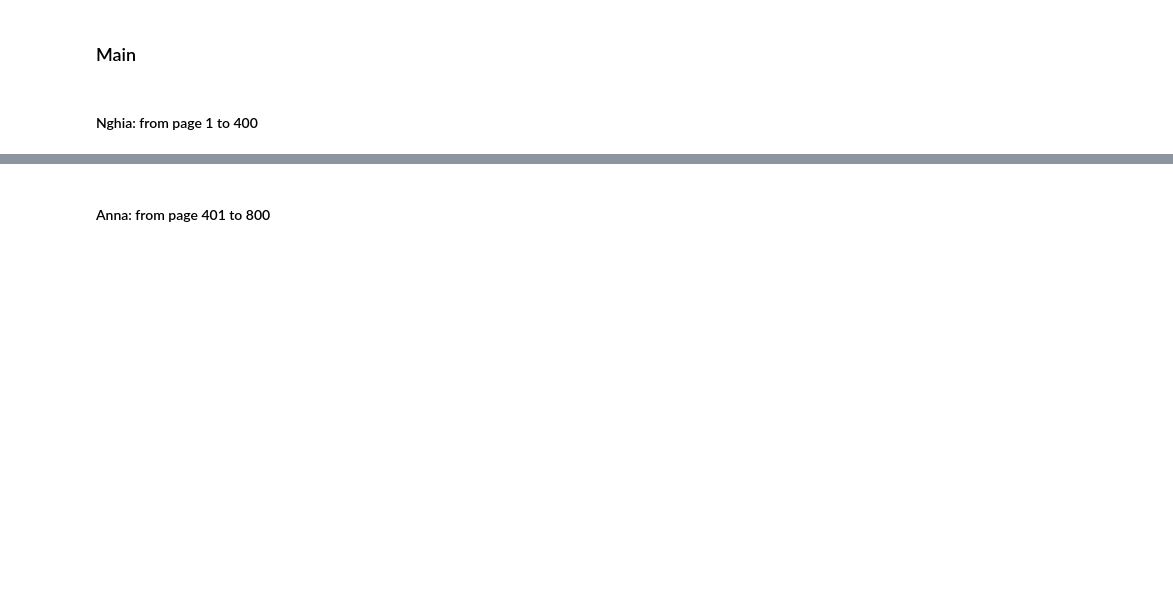
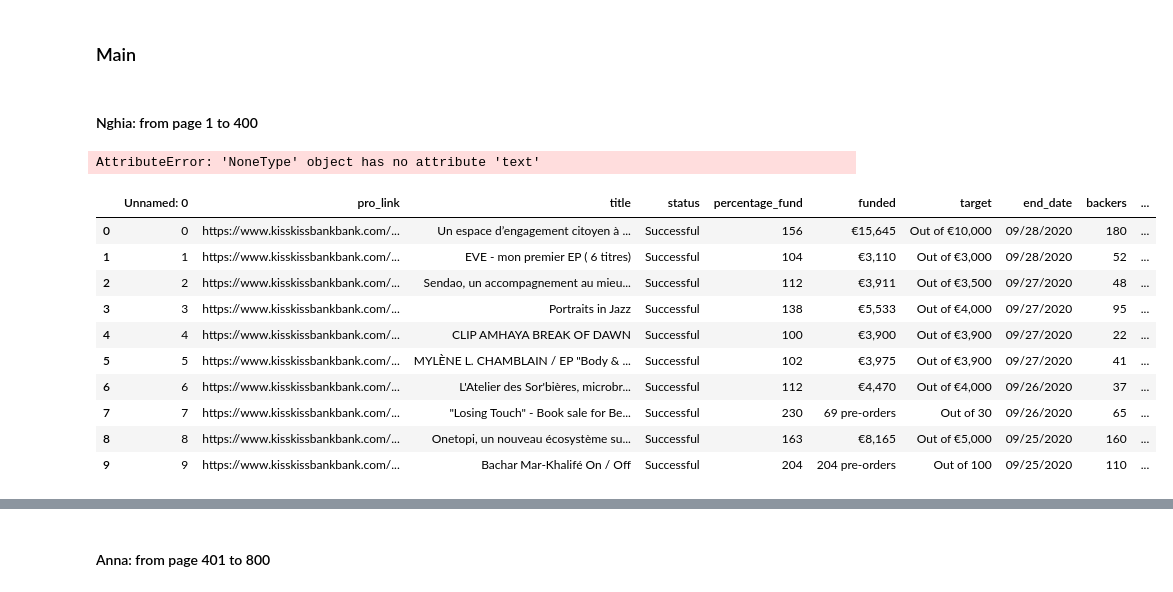
Before and after one commit to nghiadanh26/Crowdfunding, a Jupyter notebook: collect_data_v2.ipynb, the cells around one changed output, grey strips where cells are left out. Drawn from its saved outputs; the diff is of its cells as text; code cells hidden in the pictures; blank space fills up the shorter version.

```diff
--- a/collect_data_v2.ipynb
+++ b/collect_data_v2.ipynb
@@ -484,0 +492,20 @@ save_data(1,11)
+# %%
+for i in [61]:
+    save_data(i,i+10)
+# %% [output]
+AttributeError: 'NoneType' object has no attribute 'text'
+# %%
+project_test = pd.read_csv('./data/projects/successful_51_60.csv')
+project_test.head(10)
+# %% [output]
+|  | Unnamed: 0 | pro_link | title | status | percentage_fund | funded | target | end_date | backers | ... |
+| 0 | 0 | https://www.kisskissbankbank.com/... | Un espace d’engagement citoyen à ... | Successful | 156 | €15,645 | Out of €10,000 | 09/28/2020 | 180 | ... |
+| 1 | 1 | https://www.kisskissbankbank.com/... | EVE - mon premier EP ( 6 titres) | Successful | 104 | €3,110 | Out of €3,000 | 09/28/2020 | 52 | ... |
+| 2 | 2 | https://www.kisskissbankbank.com/... | Sendao, un accompagnement au mieu... | Successful | 112 | €3,911 | Out of €3,500 | 09/27/2020 | 48 | ... |
+| 3 | 3 | https://www.kisskissbankbank.com/... | Portraits in Jazz | Successful | 138 | €5,533 | Out of €4,000 | 09/27/2020 | 95 | ... |
+| 4 | 4 | https://www.kisskissbankbank.com/... | CLIP AMHAYA BREAK OF DAWN | Successful | 100 | €3,900 | Out of €3,900 | 09/27/2020 | 22 | ... |
+| 5 | 5 | https://www.kisskissbankbank.com/... | MYLÈNE L. CHAMBLAIN / EP "Body & ... | Successful | 102 | €3,975 | Out of €3,900 | 09/27/2020 | 41 | ... |
+| 6 | 6 | https://www.kisskissbankbank.com/... | L'Atelier des Sor'bières, microbr... | Successful | 112 | €4,470 | Out of €4,000 | 09/26/2020 | 37 | ... |
+| 7 | 7 | https://www.kisskissbankbank.com/... | "Losing Touch" - Book sale for Be... | Successful | 230 | 69 pre-orders | Out of 30 | 09/26/2020 | 65 | ... |
+| 8 | 8 | https://www.kisskissbankbank.com/... | Onetopi, un nouveau écosystème su... | Successful | 163 | €8,165 | Out of €5,000 | 09/25/2020 | 160 | ... |
+| 9 | 9 | https://www.kisskissbankbank.com/... | Bachar Mar-Khalifé On / Off | Successful | 204 | 204 pre-orders | Out of 100 | 09/25/2020 | 110 | ... |
```
Also changed, not shown: parts of 5 cells of this notebook.
